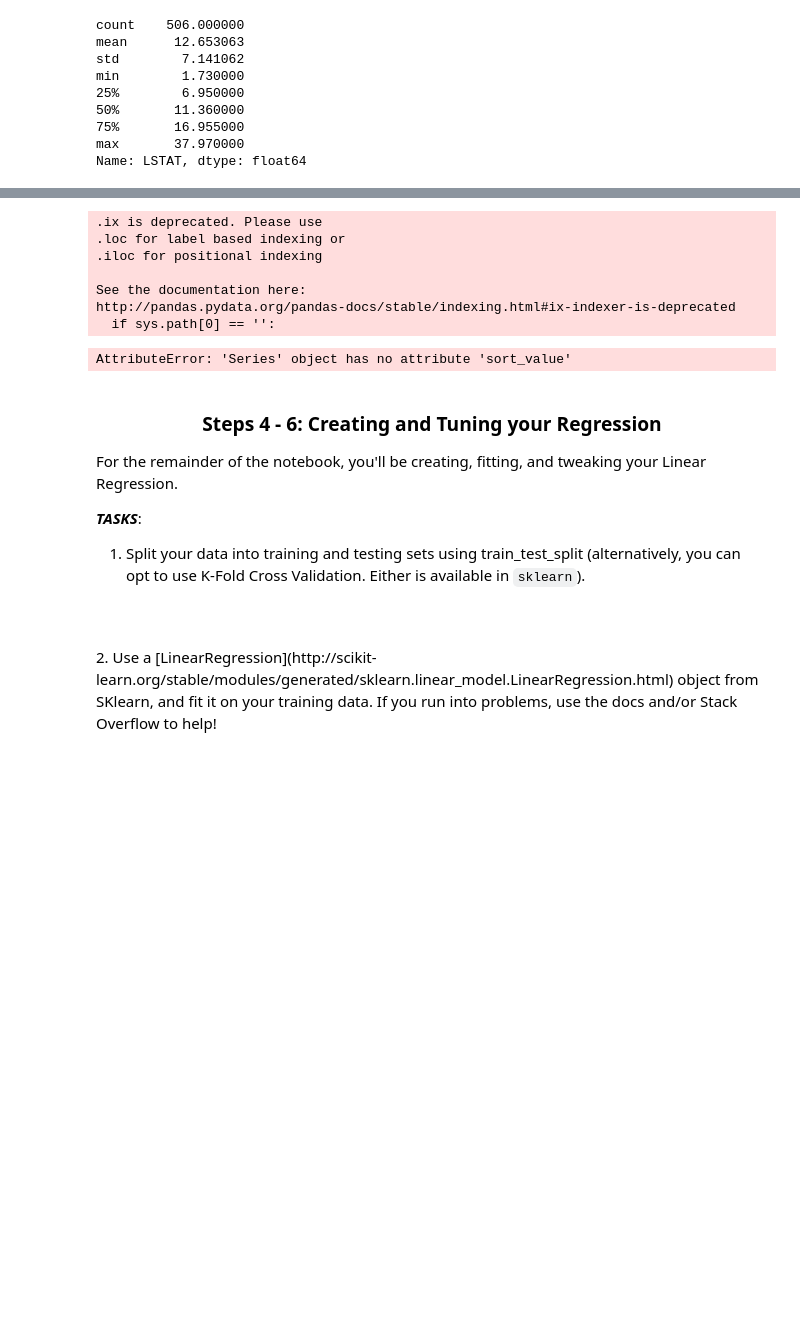
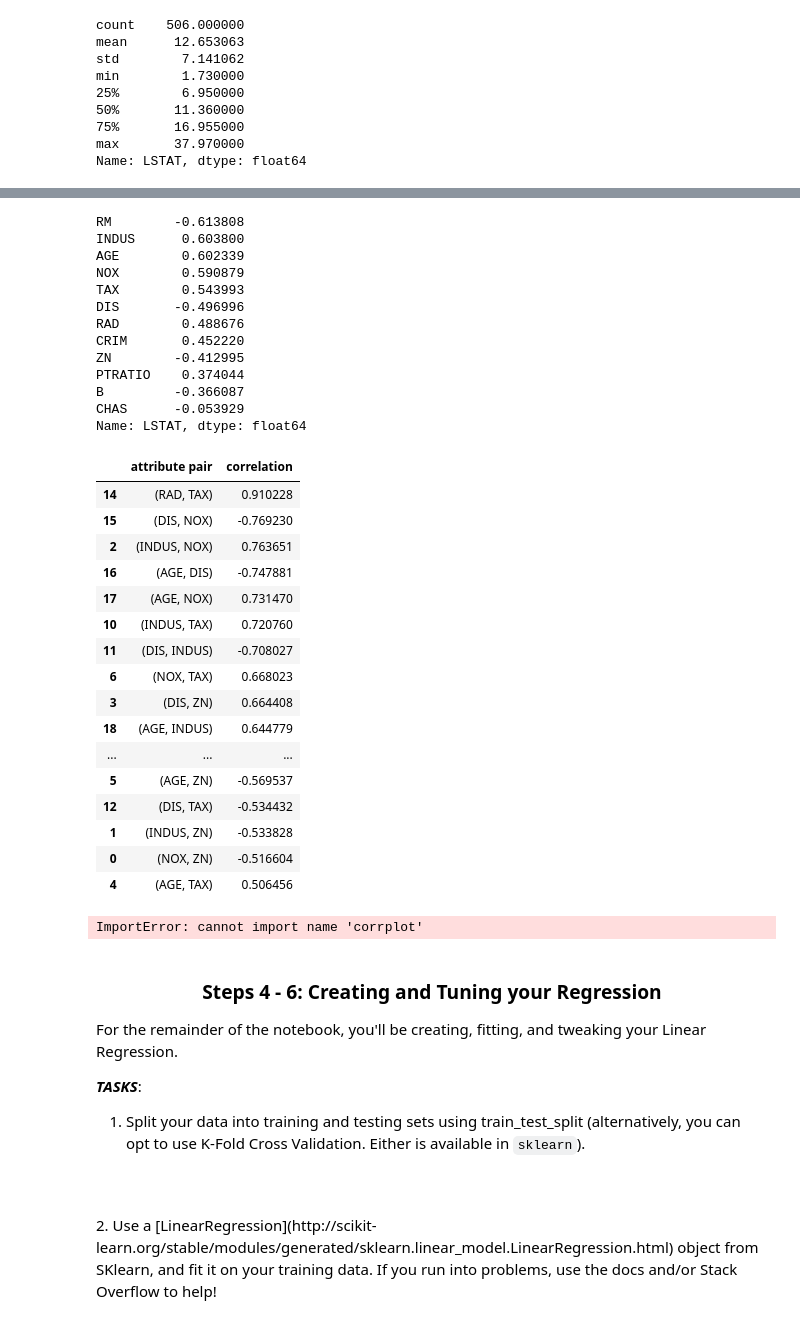
Before and after one commit to Doncurt/DS-2-Machine-Learning, a Jupyter notebook: 04_Regression_Techniques.ipynb, the cells around one changed output, grey strips where cells are left out. Cells and saved outputs as stored; diff of their text form; code cells hidden in the pictures; blank space fills up the shorter version.

```diff
--- a/04_Regression_Techniques.ipynb
+++ b/04_Regression_Techniques.ipynb
@@ -233,18 +233,69 @@ df.corr(method='pearson')
 
 pearson = df.corr(method='pearson')
 # assume target attr is the last, then remove corr with itself
-corr_with_target = pearson.ix[-1][:-1]
+corr_with_target = pearson.iloc[-1][:-1]
 # attributes sorted from the most predictive
-predictivity = corr_with_target.sort(ascending=False)
+predictivity = corr_with_target.sort_values(ascending=False)
+
+corr_with_target[abs(corr_with_target).argsort()[::-1]]
 # %% [output]
-.ix is deprecated. Please use
-.loc for label based indexing or
-.iloc for positional indexing
-
-See the documentation here:
-http://pandas.pydata.org/pandas-docs/stable/indexing.html#ix-indexer-is-deprecated
-  if sys.path[0] == '':
+RM        -0.613808
+INDUS      0.603800
+AGE        0.602339
+NOX        0.590879
+TAX        0.543993
+DIS       -0.496996
+RAD        0.488676
+CRIM       0.452220
+ZN        -0.412995
+PTRATIO    0.374044
+B         -0.366087
+CHAS      -0.053929
+Name: LSTAT, dtype: float64
-AttributeError: 'Series' object has no attribute 'sort_value'
+# %%
+attrs = pearson.iloc[:-1,:-1] # all except target
+# only important correlations and not auto-correlations
+threshold = 0.5
+# {('LSTAT', 'TAX'): 0.543993, ('INDUS', 'RAD'): 0.595129, ...
+important_corrs = (attrs[abs(attrs) > threshold][attrs != 1.0]) \
+    .unstack().dropna().to_dict()
+#     attribute pair  correlation
+# 0     (AGE, INDUS)     0.644779
+# 1     (INDUS, RAD)     0.595129
+# ...
+unique_important_corrs = pd.DataFrame(
+    list(set([(tuple(sorted(key)), important_corrs[key]) \
+    for key in important_corrs])), columns=['attribute pair', 'correlation'])
+# sorted by absolute value
+unique_important_corrs = unique_important_corrs.iloc[
+    abs(unique_important_corrs['correlation']).argsort()[::-1]]
+
+unique_important_corrs
+# %% [output]
+|  | attribute pair | correlation |
+| 14 | (RAD, TAX) | 0.910228 |
+| 15 | (DIS, NOX) | -0.769230 |
+| 2 | (INDUS, NOX) | 0.763651 |
+| 16 | (AGE, DIS) | -0.747881 |
+| 17 | (AGE, NOX) | 0.731470 |
+| 10 | (INDUS, TAX) | 0.720760 |
+| 11 | (DIS, INDUS) | -0.708027 |
+| 6 | (NOX, TAX) | 0.668023 |
+| 3 | (DIS, ZN) | 0.664408 |
+| 18 | (AGE, INDUS) | 0.644779 |
+| ... | ... | ... |
+| 5 | (AGE, ZN) | -0.569537 |
+| 12 | (DIS, TAX) | -0.534432 |
+| 1 | (INDUS, ZN) | -0.533828 |
+| 0 | (NOX, ZN) | -0.516604 |
+| 4 | (AGE, TAX) | 0.506456 |
+# %%
+from seaborn.linearmodels import corrplot
+sns.corrplot(df) # compute and plot the pair-wise correlations
+# save to file, remove the big white borders
+plt.savefig('attribute_correlations.png', tight_layout=True)
+# %% [output]
+ImportError: cannot import name 'corrplot'
 # %% [markdown]
 <center><h3>Steps 4 - 6: Creating and Tuning your Regression</h3></center>
 
```
Also changed, not shown: parts of 1 cell of this notebook.
